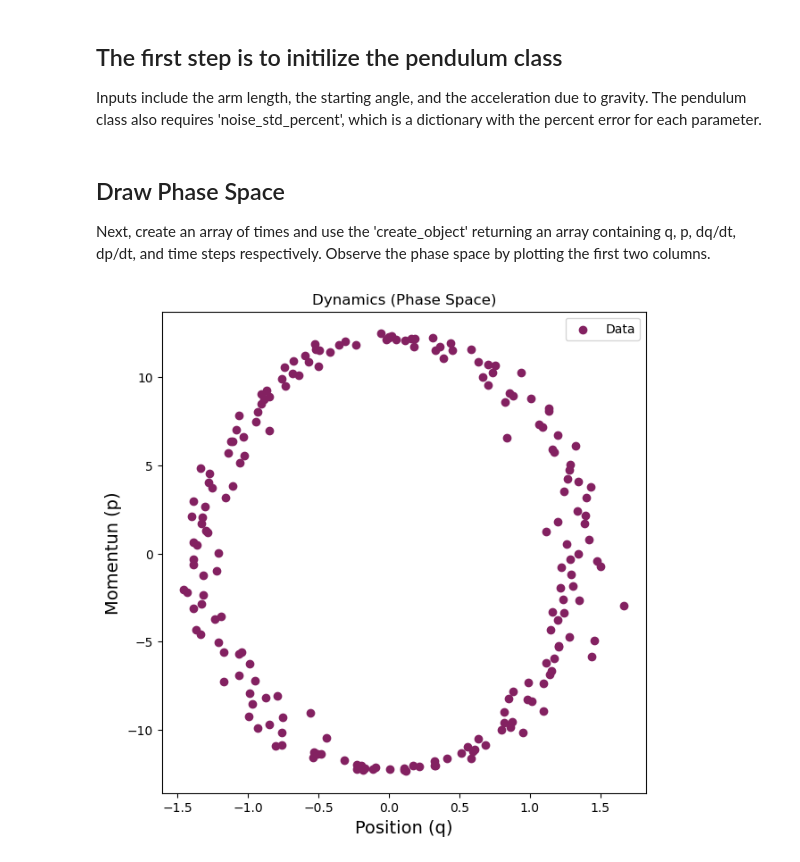
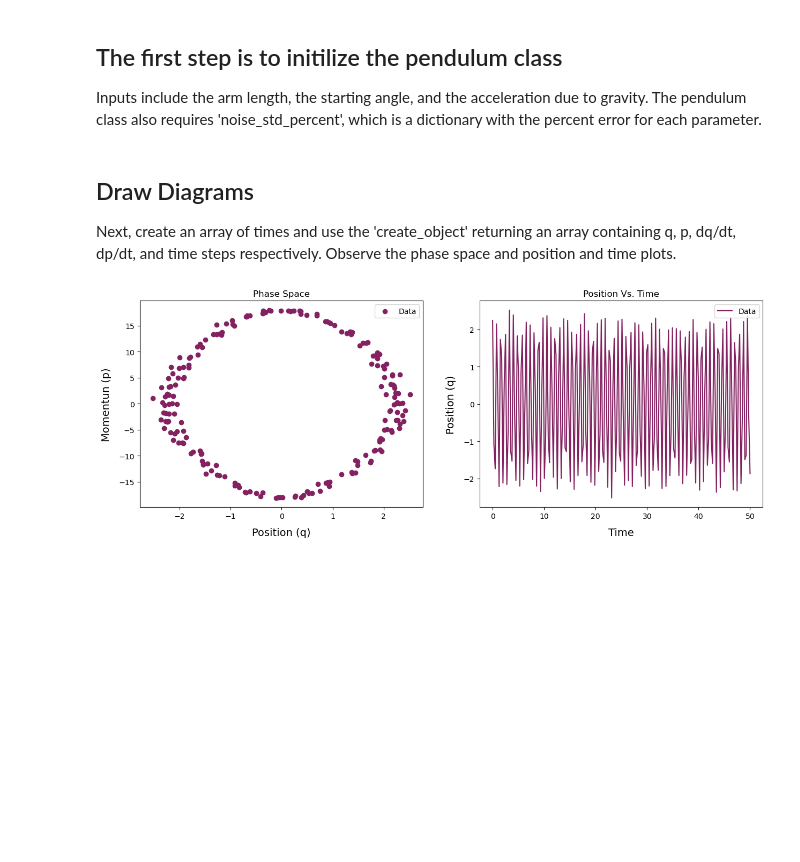
Before and after one commit to deepskies/DeepBench, a Jupyter notebook: notebooks/HamiltonianPendulumExample.ipynb, the cells around one changed output. Cells and saved outputs as stored; diff of their text form; code cells hidden in the pictures; blank space fills up the shorter version.

Commit message:
added position vs time and html files

```diff
--- a/notebooks/HamiltonianPendulumExample.ipynb
+++ b/notebooks/HamiltonianPendulumExample.ipynb
@@ -26,18 +26,27 @@ pendulum = HamiltonianPendulum(
             },
         )
 # %% [markdown]
-## Draw Phase Space
-Next, create an array of times and use the 'create_object' returning an array containing q, p, dq/dt, dp/dt, and time steps respectively.  Observe the phase space by plotting the first two columns.
+## Draw Diagrams
+Next, create an array of times and use the 'create_object' returning an array containing q, p, dq/dt, dp/dt, and time steps respectively.  Observe the phase space and position and time plots.
 # %%
 time = np.array(np.linspace(0, 50, 200))
 pendulum_data = pendulum.create_object(time)
 # %%
-fig = plt.figure(figsize=(7, 7), facecolor='white')
+fig = plt.figure(figsize=(15, 5), facecolor='white')
+ax = fig.add_subplot(1,2,1)
 plt.scatter(pendulum_data[0], pendulum_data[1], label='Data', color = '#832161')
-plt.xlabel("Position (q)", fontsize=14)
-plt.ylabel("Momentun (p)", rotation=90, fontsize=14)
-plt.title("Dynamics (Phase Space)")
+plt.xlabel("Position (q)", fontsize=14, labelpad=10)
+plt.ylabel("Momentun (p)", fontsize=14, labelpad=10)
+plt.title("Phase Space")
 plt.legend(loc='upper right')
+
+ax = fig.add_subplot(1,2,2)
+plt.plot(pendulum_data[4], pendulum_data[0], label='Data', color = '#832161')
+plt.ylabel("Position (q)", fontsize=14, labelpad=10)
+plt.xlabel("Time", fontsize=14, labelpad=10)
+plt.title("Position Vs. Time")
+plt.legend(loc='upper right')
+
 plt.show()
 # %% [output]
-[figure, old version]
+[figure, new version]
```
Also changed, not shown: 2 other files.
